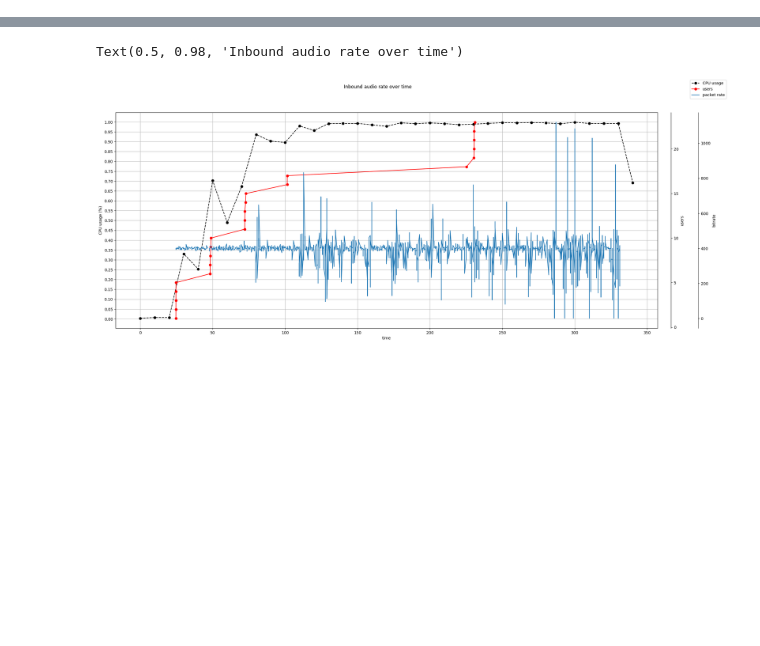
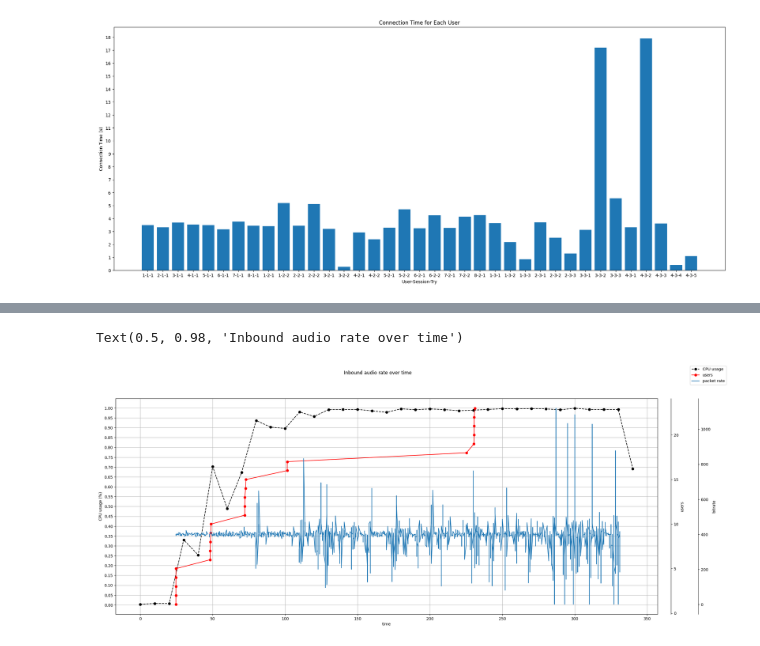
Before and after one commit to codeurjc/Performance-testing-in-the-WebRTC-arena, a Jupyter notebook: new/new.ipynb, the cells around one changed output, grey strips where cells are left out. Cells and saved outputs as stored; diff of their text form; code cells hidden in the pictures; blank space fills up the shorter version.

```diff
--- a/new/new.ipynb
+++ b/new/new.ipynb
@@ -102,3 +134,84 @@ stats.head()
+# %%
+connection_times = []
+connection_times_max = []
+# get all sessions in events_df
+sessions = events_df['session'].unique()
+# for each session, calculate streams in and out
+for session in sessions:
+    # get all users in this session
+    users = events_df[events_df['session'] == session]['user'].unique()
+    for user in users:
+        # get all events for this user in this session
+        user_events = events_df[(events_df['session'] == session) & (events_df['user'] == user)]
+        # get all 'event' 'connectionStart' events and all 'event' 'streamCreated' with 'connection' 'local'
+        connection_starts = user_events[user_events['event'] == 'connectionStart']
+        stream_created_locals = user_events[(user_events['event'] == 'streamCreated') & (user_events['connection'] == 'local')]
+        full_user = str(user).replace("User", "") + "-" + str(session).replace("LoadTestSession", "")
+        connection_start_min = connection_starts['timestamp'].min()
+        stream_created_max = stream_created_locals['timestamp'].max()
+        connection_times_max.append({
+            'user': full_user,
+            'connection_time': (stream_created_max - connection_start_min).total_seconds(),
+        })
+        prev_user = None
+        tries = 1
+        for i, stream_created_local in stream_created_locals.iterrows():
+            # get the closest connectionStart event before the streamCreated event
+            connection_start = connection_starts[connection_starts['timestamp'] < stream_created_local['timestamp']].iloc[-1]['timestamp']
+            # calculate the time difference between the two
+            connection_time = stream_created_local["timestamp"] - connection_start
+            if full_user == prev_user:
+                tries += 1
+            else:
+                tries = 1
+            prev_user = full_user
+            connection_times.append({
+                'user': full_user + "-" + str(tries),
+                'connection_time': connection_time.total_seconds()
+            })
+connection_times = pd.DataFrame(connection_times)
+# connection_times["user"] has strings with format 'X-Y' where X is the user number and Y is the session number
+# sort it by Y first, then X
+# Step 1: Split the 'X-Y' strings into two columns
+connection_times[['user_num', 'session', 'try']] = connection_times['user'].str.split('-', expand=True)
+
+# Step 2: Convert the new columns to integers
+connection_times['user_num'] = connection_times['user_num'].astype(int)
+connection_times['session'] = connection_times['session'].astype(int)
+connection_times['try'] = connection_times['try'].astype(int)
+connection_times = connection_times.sort_values(by=['session', 'user_num', 'try']).reset_index(drop=True)
+
+connection_times_max = pd.DataFrame(connection_times_max)
+connection_times_max[['user_num', 'session']] = connection_times_max['user'].str.split('-', expand=True)
+
+connection_times_max['user_num'] = connection_times_max['user_num'].astype(int)
+connection_times_max['session'] = connection_times_max['session'].astype(int)
+connection_times_max = connection_times_max.sort_values(by=['session', 'user_num']).reset_index(drop=True)
+
+# bar chart of connection times
+
+# # bar chart of connection times
+# connection_times_df = pd.DataFrame(connection_times, columns=['connection_time'])
+# connection_times_df['connection_time'] = connection_times_df['connection_time'].dt.total_seconds()
+# connection_times_df['user'] = users_in
+# connection_times_df = connection_times_df.sort_values(by='connection_time')
+fig, ax = plt.subplots()
+ax.bar(connection_times['user'], connection_times['connection_time'])
+ax.set_xlabel('User-Session-Try')
+ax.set_ylabel('Connection Time (s)')
+ax.set_title('Connection Time for Each User')
+# y ticker 1
+ax.yaxis.set_major_locator(ticker.MultipleLocator(1))
+#plt.xticks(rotation=45)
+#display(connection_times_max)
+
+# red color for retries, green for first try
+# stacked bar for each state (connectionStart, streamCreated, streamDestroyed)
+# check if exception is in event before streamDestroyed
+# reconnect times?
+# histogram of reconnections (y axis n reconnects)
+# %% [output]
+[figure, added]
 # %%
 # each element in the webrtcStats column is a JSON array of JSONs
 # for each JSON, there is a webrtcStats property that is a JSON array of JSONs
```
Also changed, not shown: parts of 14 cells of this notebook, 4 other files.
